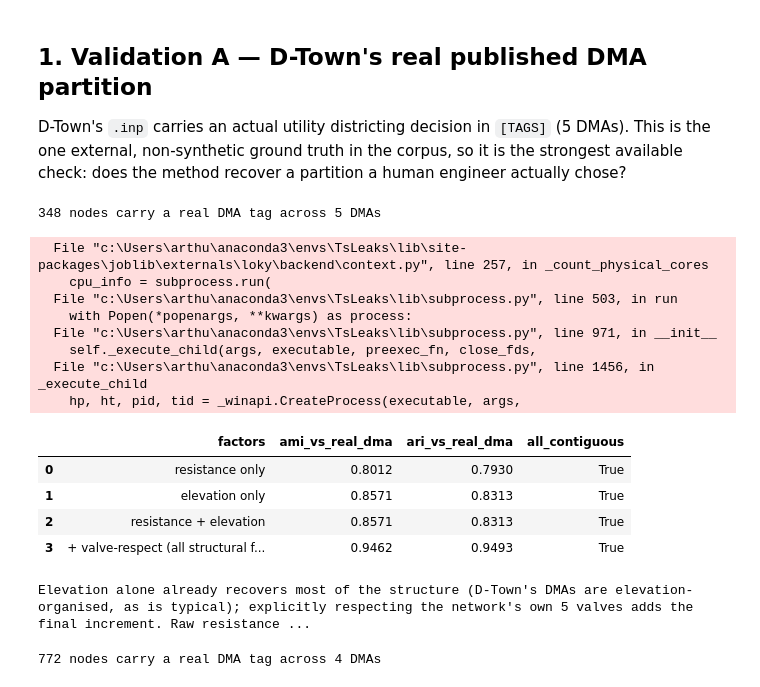
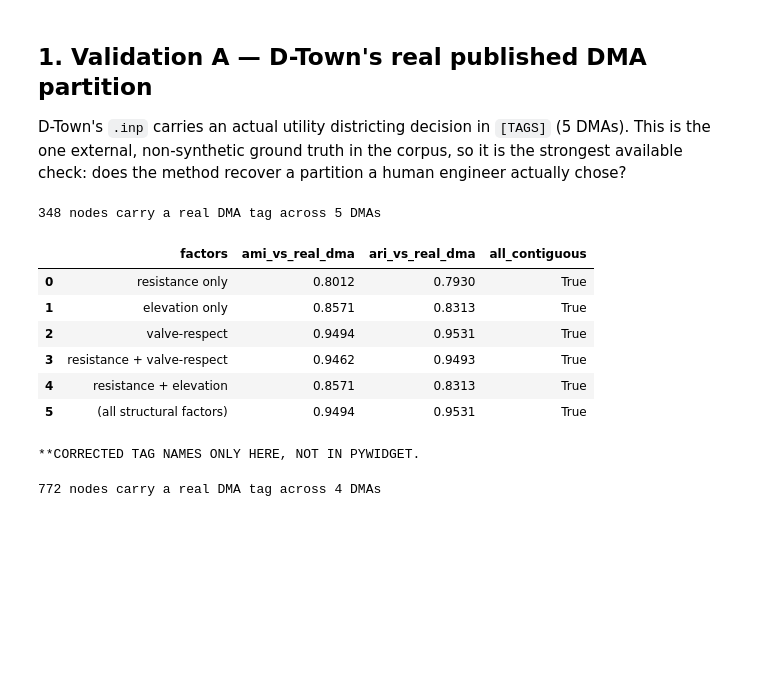
Before and after one commit to arthurhirez/FedCausal, a Jupyter notebook: notebooks/0_prospection/04_federated_districting.ipynb, the cells around one changed output. Cells and saved outputs as stored; diff of their text form; code cells hidden in the pictures; blank space fills up the shorter version.

```diff
--- a/notebooks/0_prospection/04_federated_districting.ipynb
+++ b/notebooks/0_prospection/04_federated_districting.ipynb
@@ -80,47 +80,41 @@ available check: does the method recover a partition a human engineer actually c
 # %%
 wn_dt = wntr.network.WaterNetworkModel(str(NETWORK_DIR / 'D_Town.inp'))
 for node in wn_dt.node_name_list:
     if isinstance(wn_dt.get_node(node), wntr.network.Junction):
         tag = wn_dt.get_node(node).demand_pattern.split('_')[0]
         wn_dt.get_node(node).tag = tag
 
 gt_dma = di.load_dtown_dma_ground_truth(wn_dt)
 print('%d nodes carry a real DMA tag across %d DMAs'
       % (len(gt_dma), len(set(gt_dma.values()))))
 
 rows = []
 for label, w in [
     ('resistance only', di.DistrictingWeights(1, 0, 0, 0)),
     ('elevation only', di.DistrictingWeights(0, 1, 0, 0)),
+    ('valve-respect', di.DistrictingWeights(0, 0, 1, 0)),
+    ('resistance + valve-respect', di.DistrictingWeights(1, 0, 1, 0)),
     ('resistance + elevation', di.DistrictingWeights(1, 1, 0, 0)),
-    ('+ valve-respect (all structural factors)', di.DistrictingWeights(1, 0, 1, 0)),
+    ('(all structural factors)', di.DistrictingWeights(1, 1, 1, 0)),
 ]:
     out = di.districts_from_graph(wn_dt, k=5, weights=w, seed=3)
     ext = di.external_agreement(out['labels'], gt_dma)
     con = di.contiguity_report(out['graph'], out['labels'])
     rows.append({'factors': label, 'ami_vs_real_dma': round(ext['ami'], 4),
                  'ari_vs_real_dma': round(ext['ari'], 4),
                  'all_contiguous': bool(con.contiguous.all())})
 display(pd.DataFrame(rows))
-print("Elevation alone already recovers most of the structure (D-Town's DMAs are "
-      "elevation-organised, as is typical); explicitly respecting the network's own "
-      "5 valves adds the final increment. Raw resistance alone is markedly weaker.")
+print("**CORRECTED TAG NAMES ONLY HERE, NOT IN PYWIDGET.")
 # %% [output]
 348 nodes carry a real DMA tag across 5 DMAs
+|  | factors | ami_vs_real_dma | ari_vs_real_dma | all_contiguous |
+| 0 | resistance only | 0.8012 | 0.7930 | True |
+| 1 | elevation only | 0.8571 | 0.8313 | True |
+| 2 | valve-respect | 0.9494 | 0.9531 | True |
+| 3 | resistance + valve-respect | 0.9462 | 0.9493 | True |
+| 4 | resistance + elevation | 0.8571 | 0.8313 | True |
+| 5 | (all structural factors) | 0.9494 | 0.9531 | True |
-  File "c:\Users\arthu\anaconda3\envs\TsLeaks\lib\site-packages\joblib\externals\loky\backend\context.py", line 257, in _count_physical_cores
-    cpu_info = subprocess.run(
-  File "c:\Users\arthu\anaconda3\envs\TsLeaks\lib\subprocess.py", line 503, in run
-    with Popen(*popenargs, **kwargs) as process:
-  File "c:\Users\arthu\anaconda3\envs\TsLeaks\lib\subprocess.py", line 971, in __init__
-    self._execute_child(args, executable, preexec_fn, close_fds,
-  File "c:\Users\arthu\anaconda3\envs\TsLeaks\lib\subprocess.py", line 1456, in _execute_child
-    hp, ht, pid, tid = _winapi.CreateProcess(executable, args,
+**CORRECTED TAG NAMES ONLY HERE, NOT IN PYWIDGET.
-|  | factors | ami_vs_real_dma | ari_vs_real_dma | all_contiguous |
-| 0 | resistance only | 0.8012 | 0.7930 | True |
-| 1 | elevation only | 0.8571 | 0.8313 | True |
-| 2 | resistance + elevation | 0.8571 | 0.8313 | True |
-| 3 | + valve-respect (all structural f... | 0.9462 | 0.9493 | True |
-Elevation alone already recovers most of the structure (D-Town's DMAs are elevation-organised, as is typical); explicitly respecting the network's own 5 valves adds the final increment. Raw resistance ...
 # %%
 wn_dt = wntr.network.WaterNetworkModel(str(NETWORK_DIR / 'ky18.inp'))
 for node in wn_dt.node_name_list:
```
Also changed, not shown: 19 other files.
